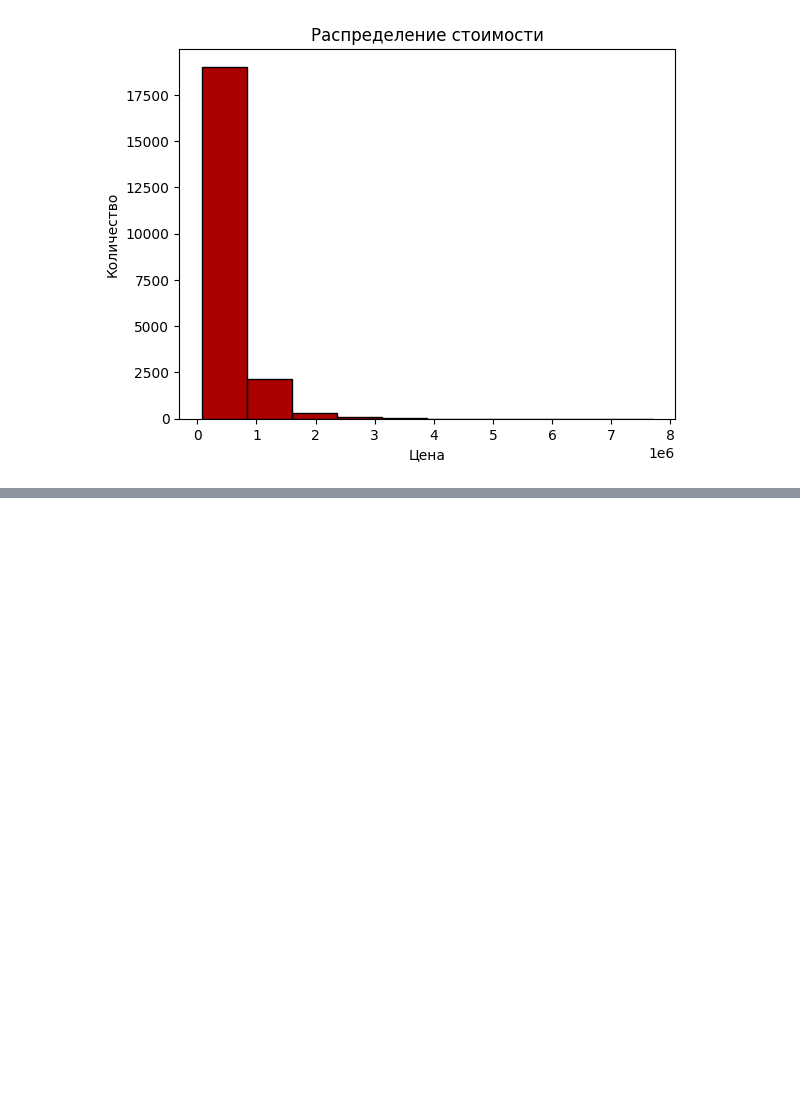
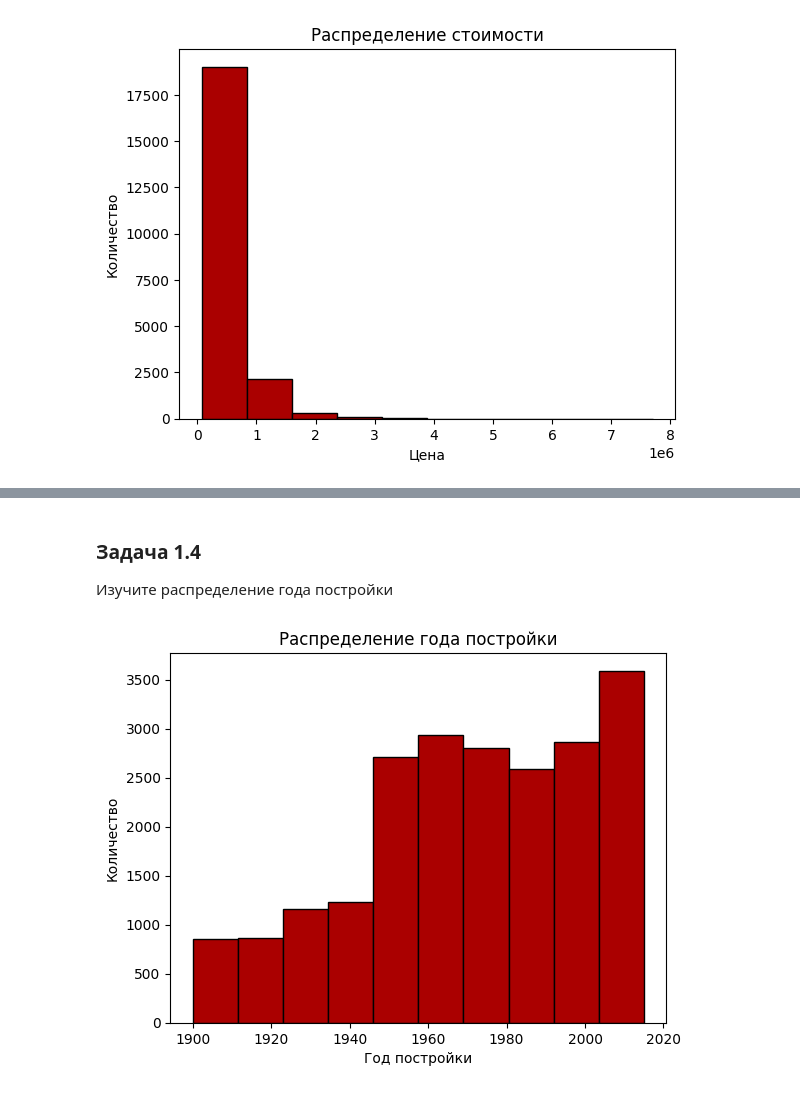
Before and after one commit to Ilya-Kolotov/Py_in_analitics, a Jupyter notebook: Seminar 4/HW4.ipynb, the cells around one changed output, grey strips where cells are left out. Saved outputs shown, nothing was run; the diff lists cells and outputs as text; code cells hidden in the pictures; blank space fills up the shorter version.

```diff
--- a/Seminar 4/HW4.ipynb
+++ b/Seminar 4/HW4.ipynb
@@ -33,0 +44,10 @@ plt.ylabel('Количество');
+# %% [markdown]
+### Задача 1.4
+Изучите распределение года постройки
+# %%
+plt.hist(df['yr_built'], edgecolor = 'black', color = '#AA0000')
+plt.title('Распределение года постройки')
+plt.xlabel('Год постройки')
+plt.ylabel('Количество');
+# %% [output]
+[figure, added]
```
Also changed, not shown: parts of 2 cells of this notebook.
